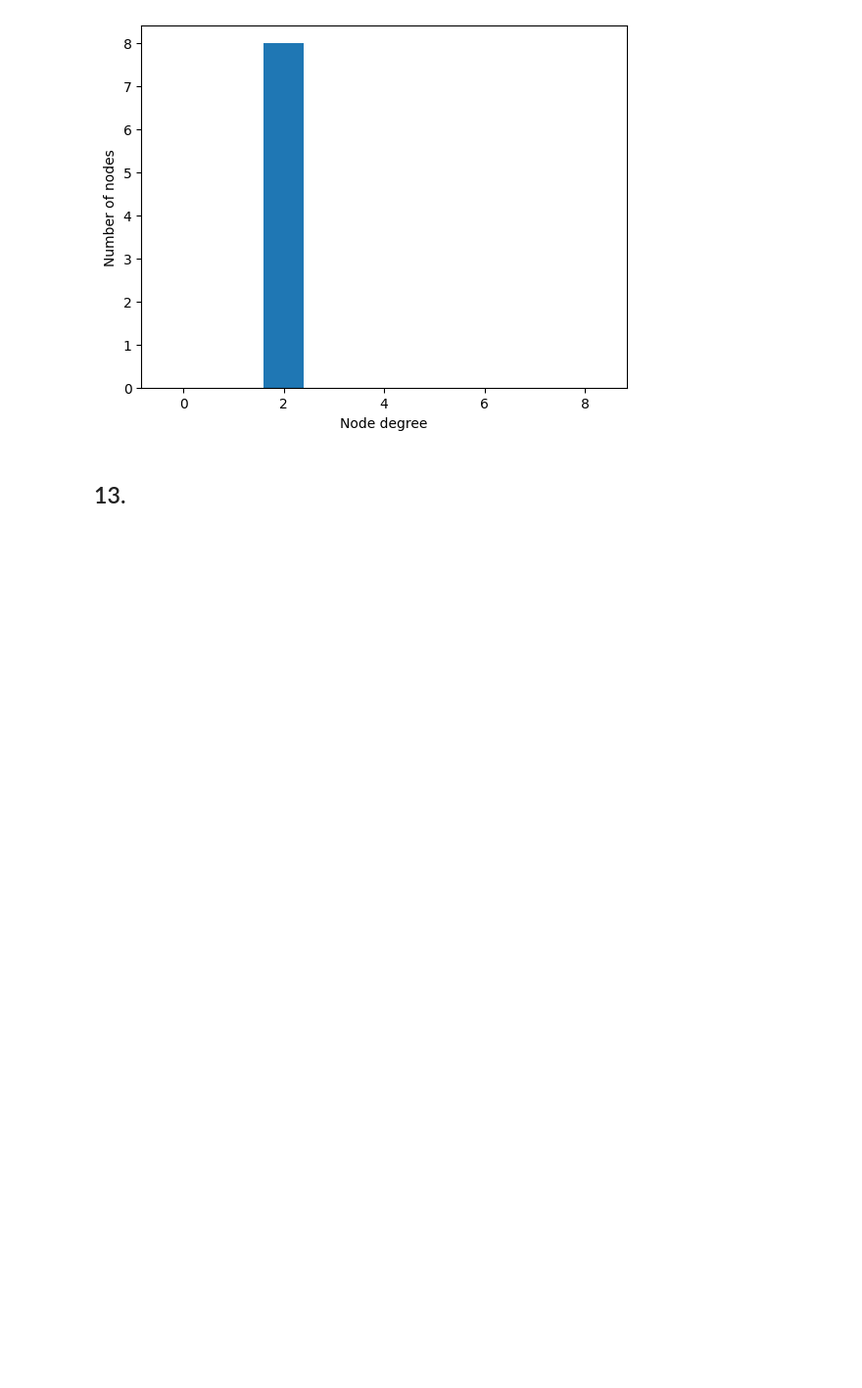
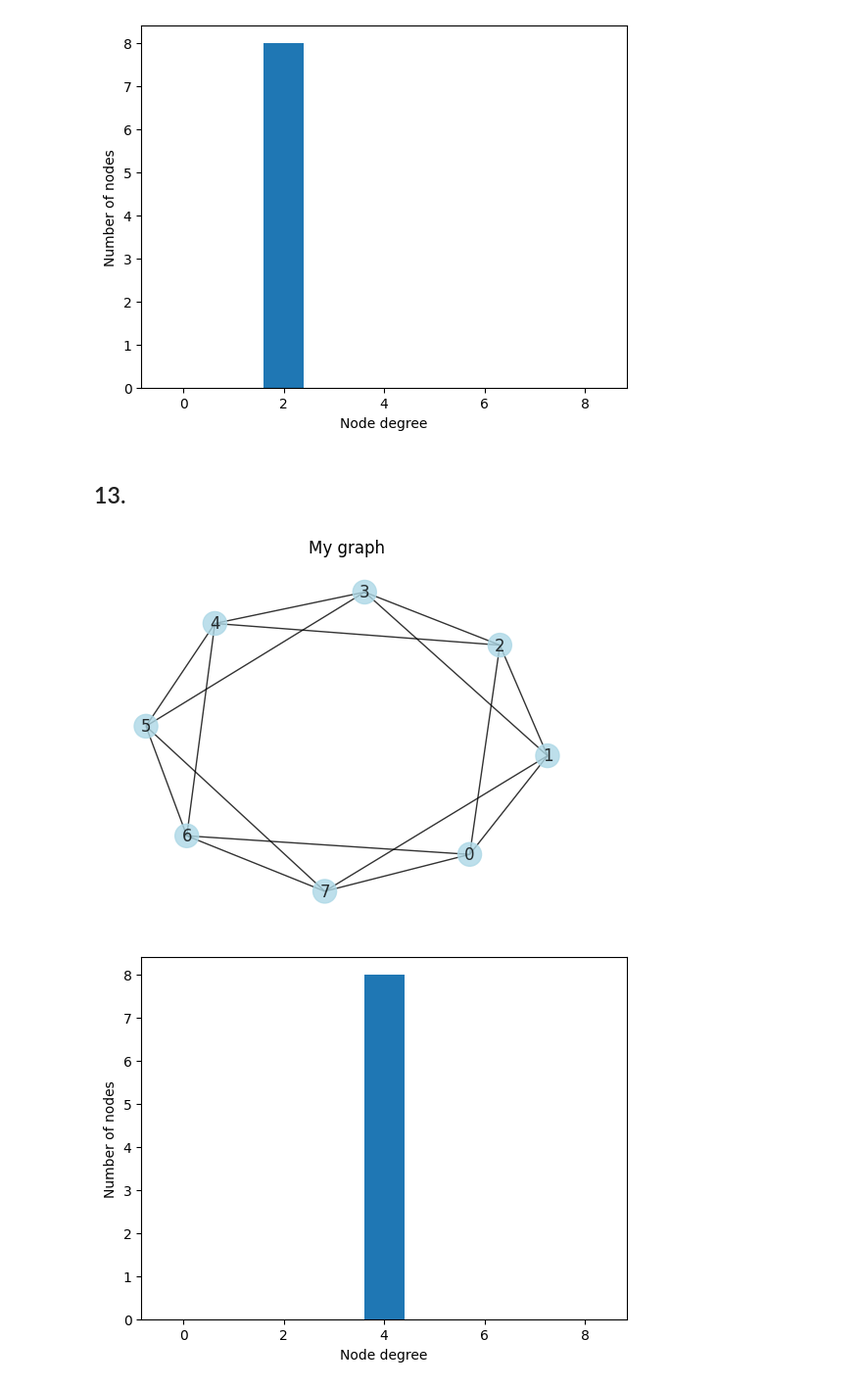
Before and after one commit to abraham-harris/graph-data-science, a Jupyter notebook: notebooks/homework_1.ipynb, the cells around one changed output. Shown at 98% size. Saved outputs shown, nothing was run; the diff lists cells and outputs as text; code cells hidden in the pictures; blank space fills up the shorter version.

```diff
--- a/notebooks/homework_1.ipynb
+++ b/notebooks/homework_1.ipynb
@@ -26,6 +26,9 @@ pu.show_degree_distribution(G)
 # %% [markdown]
 ## 13.
 # %%
-G = nx.circulant_graph(8, [1])
+G = nx.circulant_graph(8, [1, 2])
 pu.show_graph(G)
 pu.show_degree_distribution(G)
+# %% [output]
+[figure, added]
+[figure, added]
```
Also changed, not shown: parts of 2 cells of this notebook, 1 other file.
